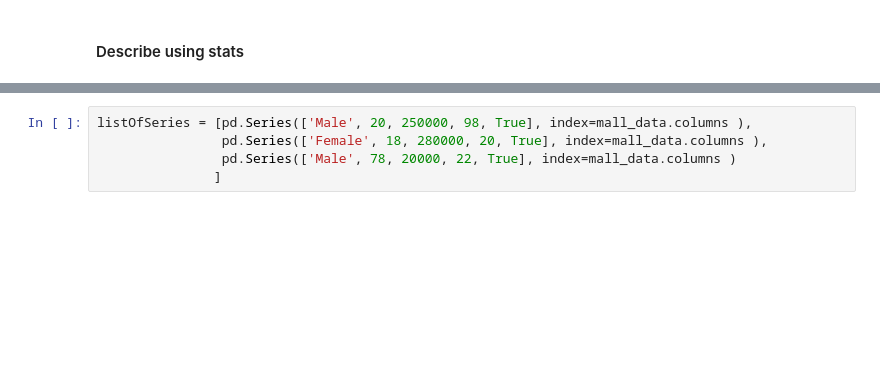
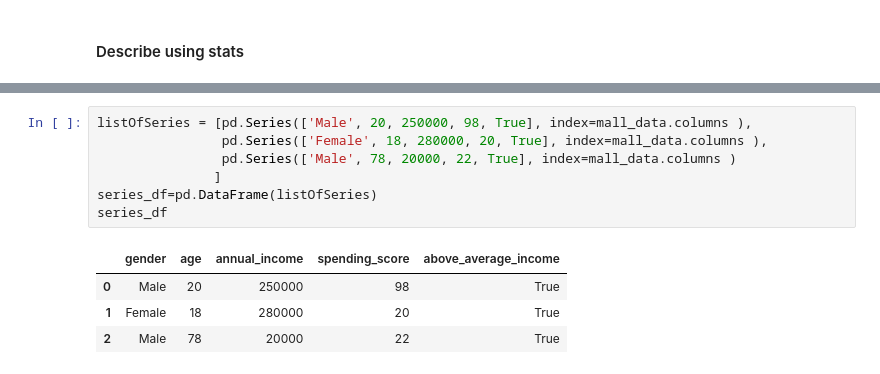
Before and after one commit to wecepedaa/PS_Interpreting_Data_Descriptive_statistics, a Jupyter notebook: m4-demo-02-CommonDescriptiveStatisticsForVariability.ipynb, the cells around one changed output, grey strips where cells are left out. Drawn from its saved outputs; the diff is of its cells as text; blank space fills up the shorter version.

```diff
--- a/m4-demo-02-CommonDescriptiveStatisticsForVariability.ipynb
+++ b/m4-demo-02-CommonDescriptiveStatisticsForVariability.ipynb
@@ -174,6 +191,13 @@ DescribeResult(nobs=200, minmax=(18, 70), mean=38.85, variance=195.1331658291457
 # %%
 listOfSeries = [pd.Series(['Male', 20, 250000, 98, True], index=mall_data.columns ),
                 pd.Series(['Female', 18, 280000, 20, True], index=mall_data.columns ),
                 pd.Series(['Male', 78, 20000, 22, True], index=mall_data.columns )
                ]
+series_df=pd.DataFrame(listOfSeries)
+series_df
+# %% [output]
+|  | gender | age | annual_income | spending_score | above_average_income |
+| 0 | Male | 20 | 250000 | 98 | True |
+| 1 | Female | 18 | 280000 | 20 | True |
+| 2 | Male | 78 | 20000 | 22 | True |
 # %%
```
Also changed, not shown: parts of 26 cells of this notebook.
